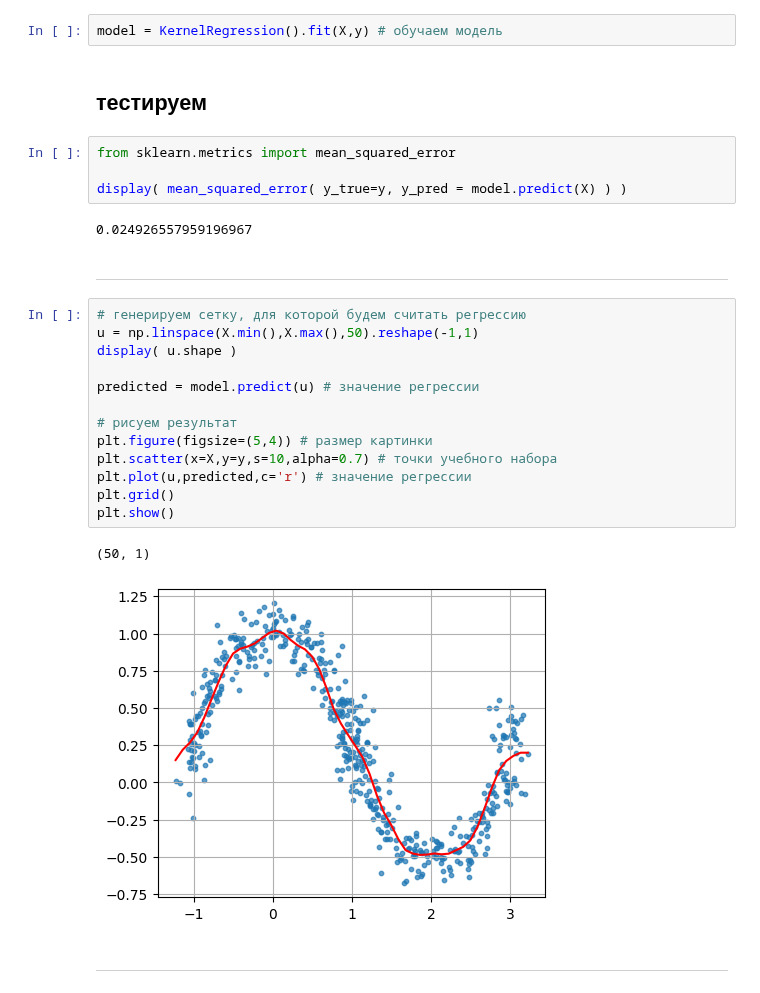
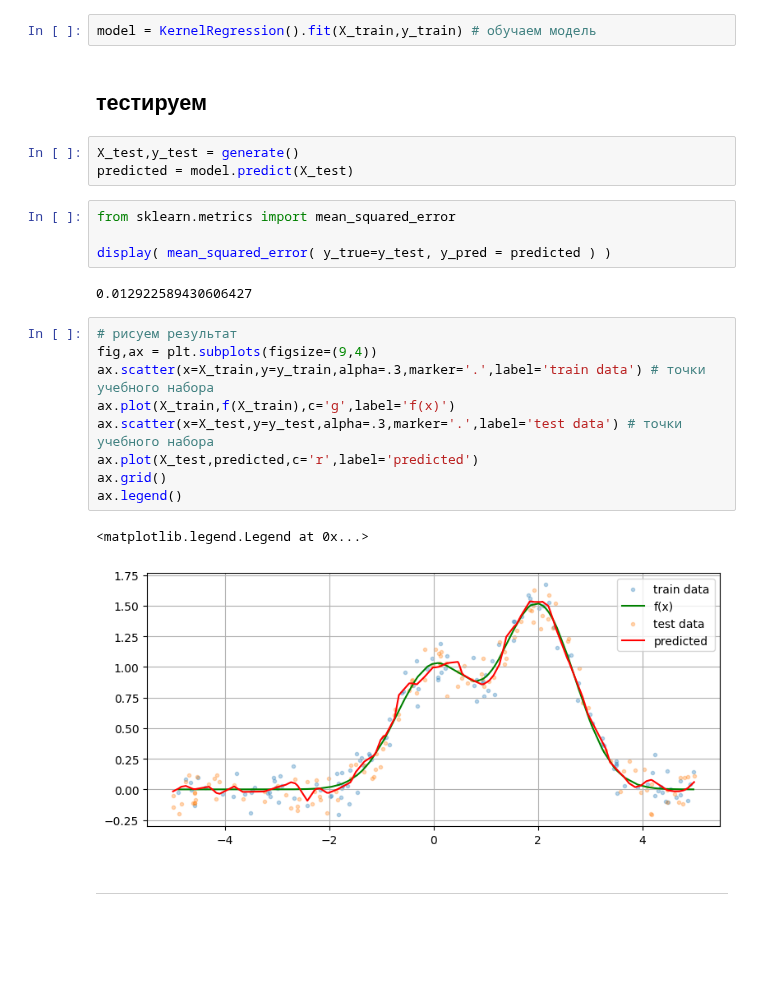
Before and after one commit to mechanoid5/ml_lectorium_2024_I, a Jupyter notebook: examples/06-regression-metric/01-regression-metric.ipynb, the cells around one changed output. Cells and saved outputs as stored; diff of their text form; blank space fills up the shorter version.

```diff
--- a/examples/06-regression-metric/01-regression-metric.ipynb
+++ b/examples/06-regression-metric/01-regression-metric.ipynb
@@ -93,33 +91,30 @@ class KernelRegression:
         w = self._kernel(d/self._h)
         return (self._y.T*w).sum(axis=1)/w.sum(axis=1) # значение регресии
 # %%
-model = KernelRegression().fit(X,y) # обучаем модель
+model = KernelRegression().fit(X_train,y_train) # обучаем модель
 # %% [markdown]
 ## тестируем
+# %%
+X_test,y_test = generate()
+predicted = model.predict(X_test)
 # %%
 from sklearn.metrics import mean_squared_error
 
-display( mean_squared_error( y_true=y, y_pred = model.predict(X) ) )
+display( mean_squared_error( y_true=y_test, y_pred = predicted ) )
 # %% [output]
-0.024926557959196967
+0.012922589430606427
-# %% [markdown]
-----
-# %%
-# генерируем сетку, для которой будем считать регрессию
-u = np.linspace(X.min(),X.max(),50).reshape(-1,1)
-display( u.shape )
-
-predicted = model.predict(u) # значение регрессии
-
-# рисуем результат
-plt.figure(figsize=(5,4)) # размер картинки
-plt.scatter(x=X,y=y,s=10,alpha=0.7) # точки учебного набора
-plt.plot(u,predicted,c='r') # значение регрессии
-plt.grid()
-plt.show()
-# %% [output]
-(50, 1)
-[figure, removed]
+# %%
+# рисуем результат
+fig,ax = plt.subplots(figsize=(9,4))
+ax.scatter(x=X_train,y=y_train,alpha=.3,marker='.',label='train data') # точки учебного набора
+ax.plot(X_train,f(X_train),c='g',label='f(x)')
+ax.scatter(x=X_test,y=y_test,alpha=.3,marker='.',label='test data') # точки учебного набора
+ax.plot(X_test,predicted,c='r',label='predicted')
+ax.grid()
+ax.legend()
+# %% [output]
+<matplotlib.legend.Legend at 0x...>
+[figure, added]
 # %% [markdown]
 ---
 # %%
```
Also changed, not shown: parts of 8 cells of this notebook, 3 other files.
